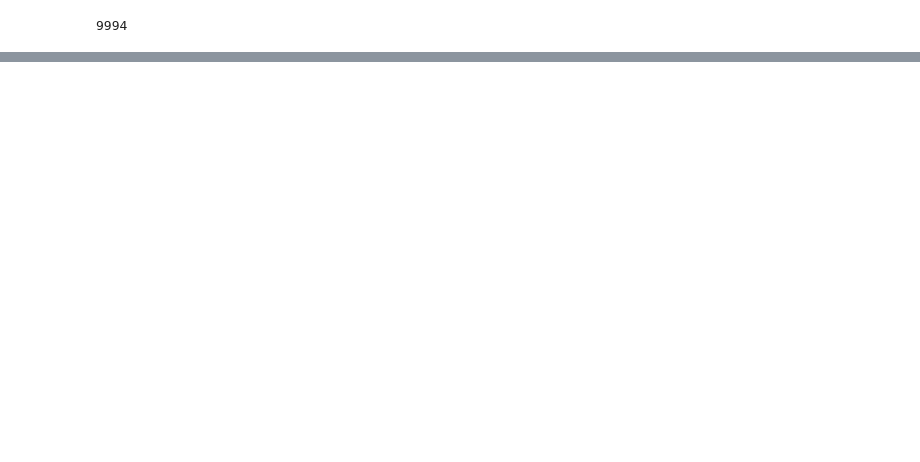
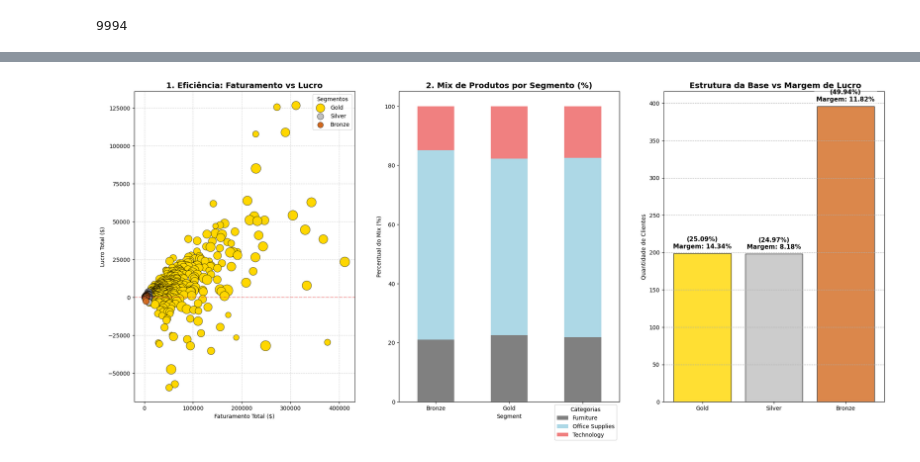
Before and after one commit to HyegoJarllys/DATA-PROJECT, a Jupyter notebook: sql-practice/Pipeline9.ipynb, the cells around one changed output, grey strips where cells are left out. Cells and saved outputs as stored; diff of their text form; code cells hidden in the pictures; blank space fills up the shorter version.

```diff
--- a/sql-practice/Pipeline9.ipynb
+++ b/sql-practice/Pipeline9.ipynb
@@ -173,8 +175,8 @@ print(arquivo)
 ['Sample - Superstore.csv']
 # %%
 import pandas as pd
-#ingestão do dataset
-data= r'C:\Users\Cliente Especial\.cache\kagglehub\datasets\vivek468\superstore-dataset-final\versions\1\Sample - Superstore.csv'
+#ingestão do dataset- leitura do arquivo CSV
+data= r'C:\Users\Hyego Jarllys\.cache\kagglehub\datasets\vivek468\superstore-dataset-final\versions\1\Sample - Superstore.csv'
 df=pd.read_csv(data, encoding = 'Windows-1252')
 df.head(3)
 # %% [output]
@@ -331,0 +349,15 @@ Name: sum, dtype: float64
+# %%
+# Análise do ticket médio, lucro total e margem de lucro por segmento
+query_financeiro = '''
+SELECT
+    Segment,
+    ROUND(AVG(Avg_Ticket), 2) AS Ticket_Medio_Real,
+    ROUND(SUM(total_Profit), 2) AS Lucro_Total,
+    ROUND((SUM(total_Profit) / SUM(Total_Revenue)) * 100, 2) AS Margem_Lucro_Perc
+FROM customer_segment
+GROUP BY Segment
+ORDER BY Ticket_Medio_Real DESC
+'''
+
+df_financeiro = pd.read_sql(query_financeiro, conn)
+print(df_financeiro)
@@ -331,0 +397,52 @@ Name: sum, dtype: float64
+# %%
+import matplotlib.pyplot as plt
+
+fig, (ax1, ax2, ax3) = plt.subplots(1, 3, figsize=(24, 10))
+
+# GRÁFICO 1: SCATTER PLOT
+cores = {'Gold': 'gold', 'Silver': 'silver', 'Bronze': 'chocolate'}
+for segmento, cor in cores.items():
+    dados = df_customers[df_customers['Segment'] == segmento]
+    ax1.scatter(
+        x=dados['Total_Revenue'], y=dados['total_Profit'],
+        c=cor, label=segmento, s=dados['Total_Orders'] * 25, edgecolors='black', linewidths=0.5
+    )
+ax1.set_title('1. Eficiência: Faturamento vs Lucro', fontsize=14, fontweight='bold')
+ax1.set_xlabel('Faturamento Total ($)')
+ax1.set_ylabel('Lucro Total ($)')
+ax1.axhline(0, color='red', linestyle='--', alpha=0.3)
+ax1.grid(True, linestyle='--', alpha=0.5)
+ax1.legend(title='Segmentos')
+
+# GRÁFICO 2: BARRAS EMPILHADAS
+df_pivot = df_cat.pivot(index='Segment', columns='Category', values='Qtd_Pedidos')
+df_perc = df_pivot.div(df_pivot.sum(axis=1), axis=0) * 100
+df_perc.plot(kind='bar', stacked=True, ax=ax2, color=['gray', 'lightblue', 'lightcoral'])
+ax2.set_title('2. Mix de Produtos por Segmento (%)', fontsize=14, fontweight='bold')
+ax2.set_ylabel('Percentual do Mix (%)')
+ax2.set_xticklabels(df_perc.index, rotation=0)
+ax2.legend(title='Categorias', bbox_to_anchor=(1, 0))
+
+# GRÁFICO 3: ESTRUTURA E MARGEM
+df_resumo_final = df_pareto.merge(df_financeiro, on='Segment')
+
+bars = ax3.bar(df_resumo_final['Segment'], df_resumo_final['Qtd_Clientes'],
+               color=['gold', 'silver', 'chocolate'], edgecolor='black', alpha=0.8)
+
+plt.title(' Estrutura da Base vs Margem de Lucro', fontsize=14, fontweight='bold')
+plt.ylabel('Quantidade de Clientes')
+plt.grid(axis='y', linestyle='--')
+
+for i, bar in enumerate(bars):
+    height = bar.get_height()
+    perc_clientes = df_resumo_final.loc[i, 'Perc_Clientes']
+    margem = df_resumo_final.loc[i, 'Margem_Lucro_Perc']
+
+    plt.text(bar.get_x() + bar.get_width()/2, height + 5,
+             f'({perc_clientes}%)\nMargem: {margem}%',
+             ha='center', va='bottom', fontsize=11, fontweight='bold',
+             color='black', bbox=dict(facecolor='white', alpha=0.5, edgecolor='none'))
+
+plt.show()
+# %% [output]
+[figure, added]
```
Also changed, not shown: parts of 23 cells of this notebook, 3 other files.
